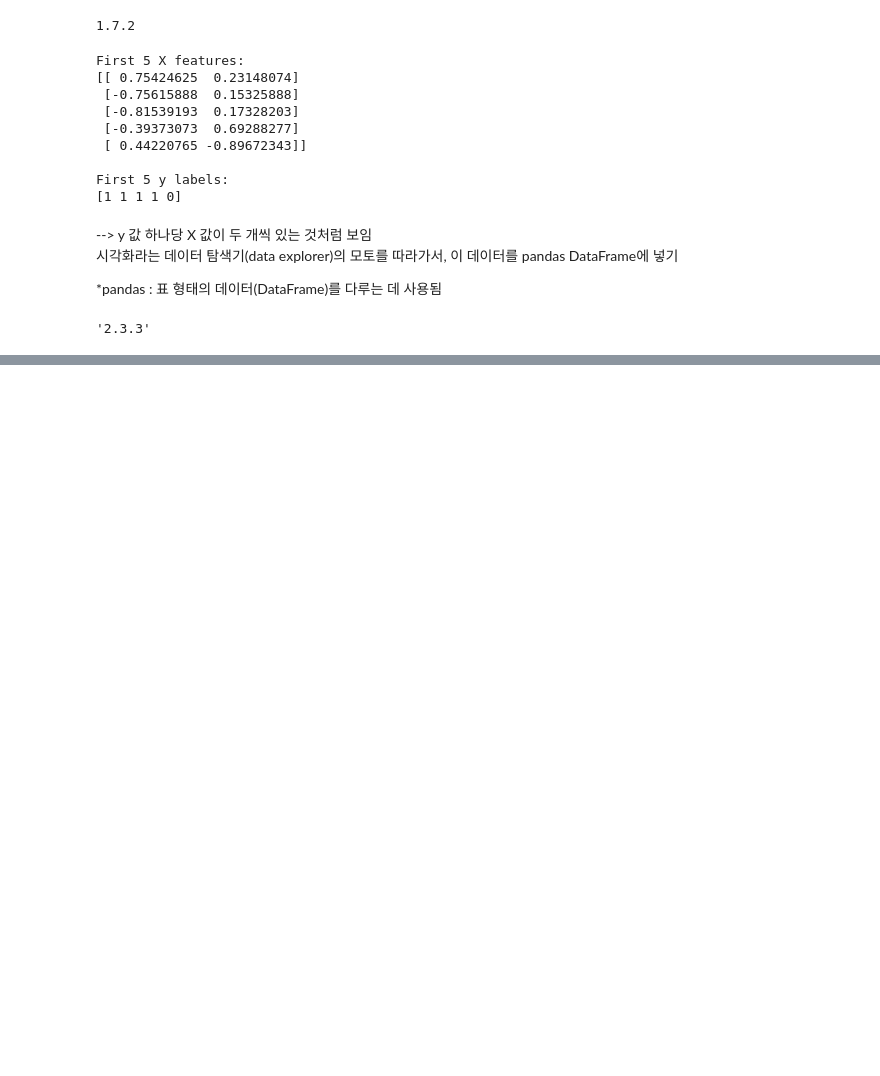
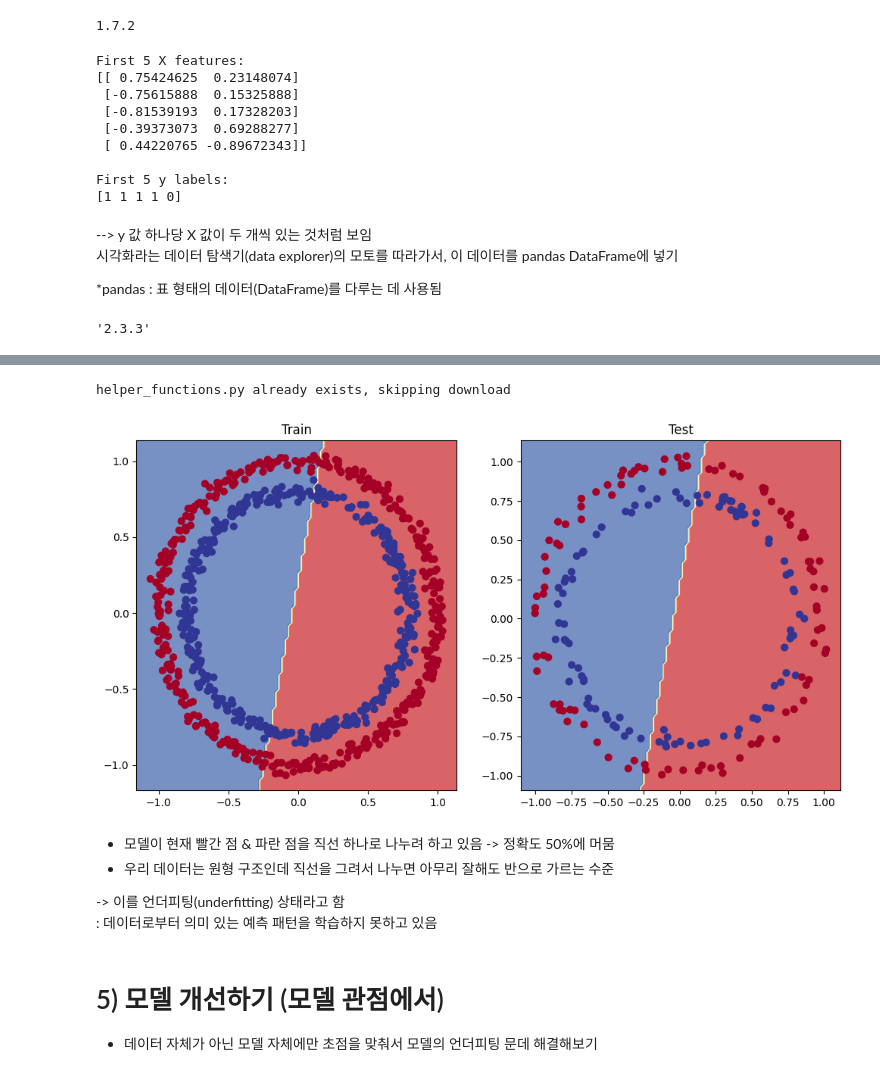
Before and after one commit to 0428choiyoonseo/pytorch-practice, a Jupyter notebook: day_4.ipynb, the cells around one changed output, grey strips where cells are left out. Saved outputs shown, nothing was run; the diff lists cells and outputs as text; code cells hidden in the pictures; blank space fills up the shorter version.

```diff
--- a/day_4.ipynb
+++ b/day_4.ipynb
@@ -126,0 +248,6 @@ circles.head(10)    #DataFrame 앞에서부터 10개 행을 출력. 데이터가
+# %%
+import torch
+from torch import nn
+# 디바이스 독립적인 코드 생성
+device = "cuda" if torch.cuda.is_available() else "cpu" # GPU 있으면 GPU 쓰고, 없으면 CPU 사용
+device
@@ -126,0 +386,9 @@ circles.head(10)    #DataFrame 앞에서부터 10개 행을 출력. 데이터가
+# %%
+# 손실함수 생성
+# loss_fn = nn.BCELoss() #BCELoss는 sigmoid가 내장되어 있지 않은 이진 교차 엔트로피 손실 함수
+loss_fn = nn.BCEWithLogitsLoss()    #BCEWithLogitsLoss = sigmoid가 내장되어 있음
+
+# 옵티마이저 생성
+optimizer = torch.optim.SGD(params=model_0.parameters(),            # params=model_0.parameters()-> model_0의 모든 학습 가능한 파라미터(가중치, 편향) 를 최적화 대상으로 지정
+
+                            lr=0.1)
@@ -126,0 +403,6 @@ circles.head(10)    #DataFrame 앞에서부터 10개 행을 출력. 데이터가
+# %%
+# 분류 문제에서 정확도 계산하는 함수 정의
+def accuracy_fn(y_true, y_pred):        # y_true : 실제 정답(label), y_pred : 모델이 예측한 값(prediction)
+    correct = torch.eq(y_true, y_pred).sum().item() # torch.eq(y_true, y_pred) : 두 텐서의 각 원소를 비교해서 같은 위치는 True, 다른 위치는 False로 반환
+    acc = (correct/len(y_pred)) * 100       # len(y_pred): 전체 예측 개수 # correct / len(y_pred) : 전체 중에서 맞춘 비율
+    return acc
@@ -126,0 +417,5 @@ circles.head(10)    #DataFrame 앞에서부터 10개 행을 출력. 데이터가
+# %%
+# 테스트 데이터에 대해 순전파(forward pass)를 수행한 결과 중 처음 5개 확인
+
+y_logits = model_0(X_test.to(device))[:5]   # 모데레 테스트 데이터를 넣어 순전파 수행. 이때 나오는 값은 logits-아직 sigmoid를 거치지 않은 원시 출력값
+y_logits
@@ -126,0 +571,36 @@ circles.head(10)    #DataFrame 앞에서부터 10개 행을 출력. 데이터가
+# %%
+import requests
+from pathlib import Path
+
+# Download helper functions from Learn PyTorch repo (if not already downloaded)
+if Path("helper_functions.py").is_file():
+  print("helper_functions.py already exists, skipping download")
+else:
+  print("Downloading helper_functions.py")
+  request = requests.get("https://raw.githubusercontent.com/mrdbourke/pytorch-deep-learning/main/helper_functions.py")
+  with open("helper_functions.py", "wb") as f:
+    f.write(request.content)
+
+from helper_functions import plot_predictions, plot_decision_boundary
+# %% [output]
+helper_functions.py already exists, skipping download
+# %%
+# Plot decision boundaries for training and test sets
+plt.figure(figsize=(12, 6))
+plt.subplot(1, 2, 1)
+plt.title("Train")
+plot_decision_boundary(model_0, X_train, y_train)
+plt.subplot(1, 2, 2)
+plt.title("Test")
+plot_decision_boundary(model_0, X_test, y_test)
+# %% [output]
+[figure, added]
+# %% [markdown]
+- 모델이 현재 빨간 점 & 파란 점을 직선 하나로 나누려 하고 있음 -> 정확도 50%에 머뭄
+- 우리 데이터는 원형 구조인데 직선을 그려서 나누면 아무리 잘해도 반으로 가르는 수준
+
+-> 이를 언더피팅(underfitting) 상태라고 함 <br>
+: 데이터로부터 의미 있는 예측 패턴을 학습하지 못하고 있음
+# %% [markdown]
+# 5) 모델 개선하기 (모델 관점에서)
+- 데이터 자체가 아닌 모델 자체에만 초점을 맞춰서 모델의 언더피팅 문데 해결해보기
```
Also changed, not shown: parts of 60 cells of this notebook, 2 other files.
